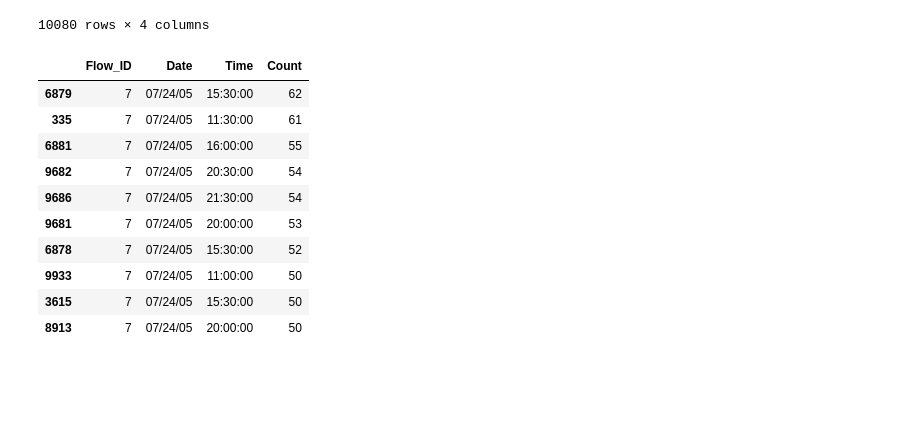
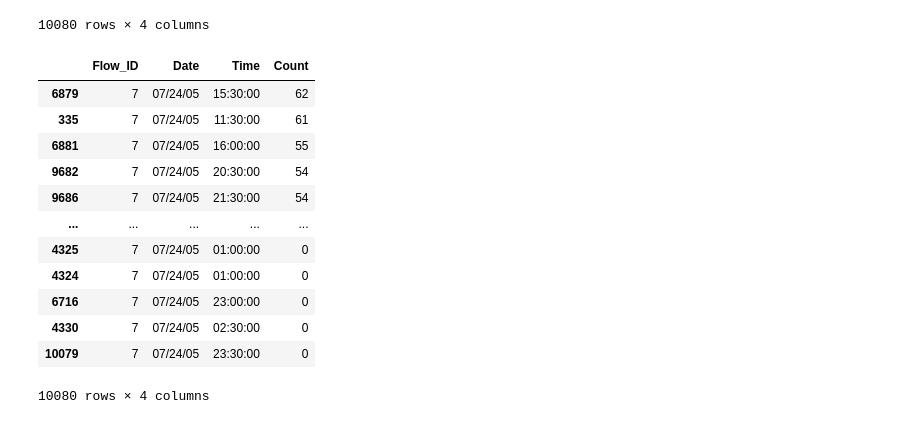
Before and after one commit to GENNYB7/GroupBy, a Jupyter notebook: GroupBy.ipynb, the cells around one changed output. Drawn from its saved outputs; the diff is of its cells as text; code cells hidden in the pictures; blank space fills up the shorter version.

```diff
--- a/GroupBy.ipynb
+++ b/GroupBy.ipynb
@@ -127,16 +127,18 @@ df
 10080 rows × 4 columns
 # %%
 df = df.sort_values('Count', ascending=False)
-df.head(10)
+df
 # %% [output]
 |  | Flow_ID | Date | Time | Count |
 | 6879 | 7 | 07/24/05 | 15:30:00 | 62 |
 | 335 | 7 | 07/24/05 | 11:30:00 | 61 |
 | 6881 | 7 | 07/24/05 | 16:00:00 | 55 |
 | 9682 | 7 | 07/24/05 | 20:30:00 | 54 |
 | 9686 | 7 | 07/24/05 | 21:30:00 | 54 |
-| 9681 | 7 | 07/24/05 | 20:00:00 | 53 |
-| 6878 | 7 | 07/24/05 | 15:30:00 | 52 |
-| 9933 | 7 | 07/24/05 | 11:00:00 | 50 |
-| 3615 | 7 | 07/24/05 | 15:30:00 | 50 |
-| 8913 | 7 | 07/24/05 | 20:00:00 | 50 |
+| ... | ... | ... | ... | ... |
+| 4325 | 7 | 07/24/05 | 01:00:00 | 0 |
+| 4324 | 7 | 07/24/05 | 01:00:00 | 0 |
+| 6716 | 7 | 07/24/05 | 23:00:00 | 0 |
+| 4330 | 7 | 07/24/05 | 02:30:00 | 0 |
+| 10079 | 7 | 07/24/05 | 23:30:00 | 0 |
+10080 rows × 4 columns
```
Also changed, not shown: parts of 2 cells of this notebook.
